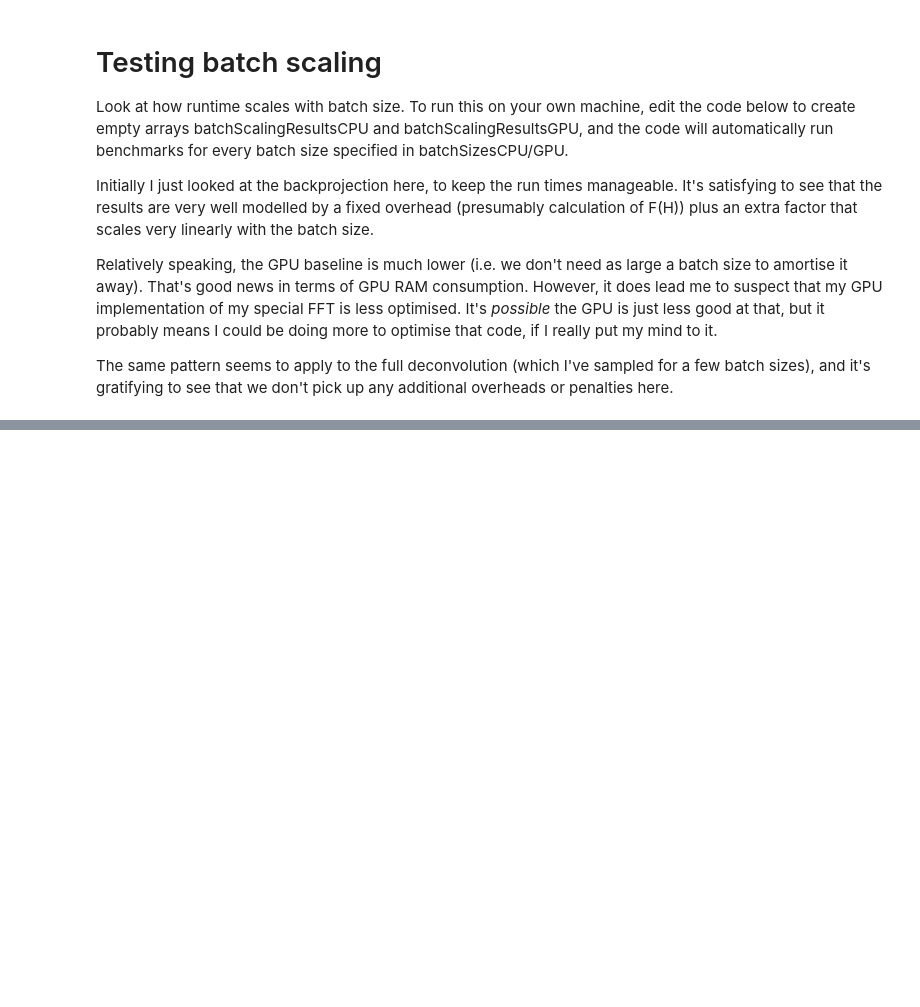
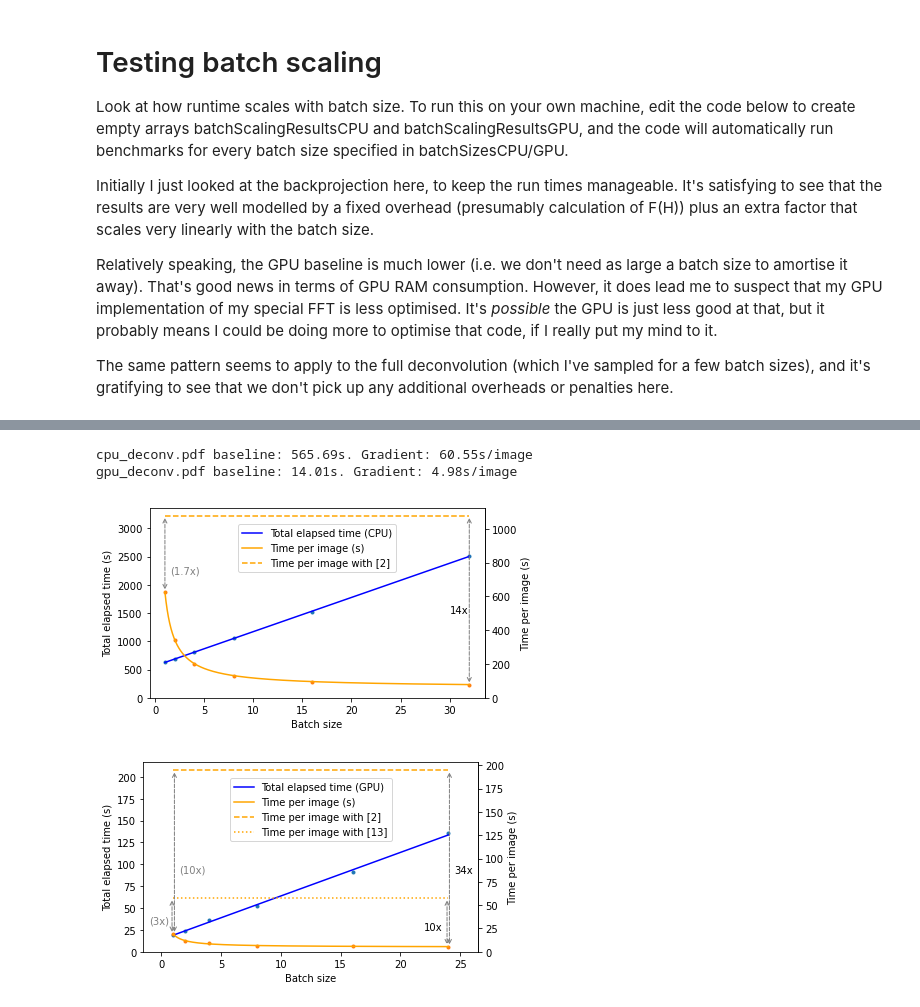
Before and after one commit to jmtayloruk/fast-light-field, a Jupyter notebook: benchmarking.ipynb, the cells around one changed output, grey strips where cells are left out. Drawn from its saved outputs; the diff is of its cells as text; code cells hidden in the pictures; blank space fills up the shorter version.

```diff
--- a/benchmarking.ipynb
+++ b/benchmarking.ipynb
@@ -236,33 +275,95 @@ def PlotResultsPaper(batchSizes, batchScalingResults, filename, desc):
     ax.set_ylabel("Time (s)")
     fdMapping = lambda y: y*batchScalingResults[0]/batchScalingResults[-1]
     bkMapping = lambda y: y/batchScalingResults[0]*batchScalingResults[-1]
     ax2 = ax.secondary_yaxis('right', functions=(fdMapping, bkMapping))
     ax2.set_ylabel("Time per image (s)")
 
     ax.plot(batchSizes, batchScalingResults, '.')
     mc = np.polyfit(batchSizes, batchScalingResults, 1)
     ax.plot(batchSizes, mc[0]*batchSizes+mc[1], color='blue', label=f'Total elapsed time ({desc})')
     ax.set_ylim(0,None)
 
     ax.plot(batchSizes, bkMapping(batchScalingResults / batchSizes), '.')
     batchSizes2 = np.arange(1, batchSizes[-1]+1e-6, 0.01)
     ax.plot(batchSizes2, bkMapping((mc[0]*batchSizes2+mc[1])/batchSizes2), color='orange', label='Time per image (s)')
 
-    leg = fig.legend(loc='upper center', borderaxespad=4)
+    leg = fig.legend(loc='upper center', borderaxespad=4.2)
     fig.savefig(filename)
     # The next two lines are a cosmetic workaround.
     # For some reason I need a larger borderaxespad for the saved pdf figure,
     # compared to the one displayed inline in this notebook
     leg.remove()
     fig.legend(loc='upper center', borderaxespad=2.5)
     fig.show()
     print("{0} baseline: {1:.2f}s. Gradient: {2:.2f}s/image".format(filename, mc[1], mc[0]))
 
+def do_nothing(*args):
+    return None
+
+def PlotResultsPaperRevised(batchSizes, batchScalingResults, filename, desc, prevedelVal, rescale, annotate=do_nothing):
+    batchScalingResults = np.array(batchScalingResults)
+    batchSizes = batchSizes[:len(batchScalingResults)]
+    fig, ax = plt.subplots(figsize=(6,3.5))
+    ax.set_xlabel("Batch size")
+    ax.set_ylabel("Total elapsed time (s)")
+    fdMapping = lambda y: np.asarray(y)*batchScalingResults[0]/batchScalingResults[-1]/rescale
+    bkMapping = lambda y: np.asarray(y)/batchScalingResults[0]*batchScalingResults[-1]*rescale
+    ax2 = ax.secondary_yaxis('right', functions=(fdMapping, bkMapping))
+    ax2.set_ylabel("Time per image (s)")
+
+    ax.plot(batchSizes, batchScalingResults, '.')
+    mc = np.polyfit(batchSizes, batchScalingResults, 1)
+    ax.plot(batchSizes, mc[0]*batchSizes+mc[1], color='blue', label=f'Total elapsed time ({desc})')
+
+    ax.plot(batchSizes, bkMapping(batchScalingResults / batchSizes), '.')
+    batchSizes2 = np.arange(1, batchSizes[-1]+1e-6, 0.01)
+    ax.plot(batchSizes2, bkMapping((mc[0]*batchSizes2+mc[1])/batchSizes2), color='orange', label='Time per image (s)')
+
+    annotate(fdMapping, bkMapping, batchScalingResults/batchSizes, prevedelVal)
+
+    ax.set_ylim(0,None)
+
+    leg = fig.legend(loc='upper center', borderaxespad=5.3)
+    fig.savefig(filename)
+    # The next two lines are a cosmetic workaround.
+    # For some reason I need a larger borderaxespad for the saved pdf figure,
+    # compared to the one displayed inline in this notebook
+    leg.remove()
+    fig.legend(loc='upper center', borderaxespad=2.7)
+    #fig.show()
+    print("{0} baseline: {1:.2f}s. Gradient: {2:.2f}s/image".format(filename, mc[1], mc[0]))
+
+def AddComparatorsCPU(fdMapping, bkMapping, batchScalingResults, prevedelVal):
+    plt.plot([1,32], bkMapping([prevedelVal, prevedelVal]), '--', color='orange', label='Time per image with [2]')
+    plt.annotate('', (1,bkMapping(batchScalingResults[0])), (1,bkMapping(prevedelVal)), arrowprops={'arrowstyle': '<->', 'color': 'gray', 'linestyle': 'dashed'})
+    plt.annotate(f'({prevedelVal/batchScalingResults[0]:.2g}x)', (1.5,2200), color='gray') # 1.7x
+    plt.annotate('', (32,bkMapping(batchScalingResults[-1])), (32,bkMapping(prevedelVal)), arrowprops={'arrowstyle': '<->', 'color': 'gray', 'linestyle': 'dashed'})
+    plt.annotate(f'{prevedelVal/batchScalingResults[-1]:.2g}x', (30,1500), color='black') # 14x
+
+def AddComparatorsGPU(fdMapping, bkMapping, batchScalingResults, prevedelVal):
+    napariVal = 57.4
+    plt.plot([1,24], bkMapping([prevedelVal, prevedelVal]), '--', color='orange', label='Time per image with [2]')
+    plt.annotate('', (1.1,bkMapping(batchScalingResults[0])), (1.1,bkMapping(prevedelVal)), arrowprops={'arrowstyle': '<->', 'color': 'gray', 'linestyle': 'dashed'})
+    plt.annotate(f'({prevedelVal/batchScalingResults[0]:.2g}x)', (1.5,90), color='gray') # 10x
+    plt.annotate('', (24.1,bkMapping(batchScalingResults[-1])), (24.1,bkMapping(prevedelVal)), arrowprops={'arrowstyle': '<->', 'color': 'gray', 'linestyle': 'dashed'})
+    plt.annotate(f'{prevedelVal/batchScalingResults[-1]:.2g}x', (24.5,90), color='black') # 34x
+    plt.plot([1,24], bkMapping([napariVal, napariVal]), ':', color='orange', label='Time per image with [13]')
+    plt.annotate('', (0.9,bkMapping(batchScalingResults[0])), (0.9,bkMapping(napariVal)), arrowprops={'arrowstyle': '<->', 'color': 'gray', 'linestyle': 'dashed'})
+    plt.annotate(f'({napariVal/batchScalingResults[0]:.2g}x)', (-1.0,32), color='gray') # 3x
+    plt.annotate('', (23.9,bkMapping(batchScalingResults[-1])), (23.9,bkMapping(napariVal)), arrowprops={'arrowstyle': '<->', 'color': 'gray', 'linestyle': 'dashed'})
+    plt.annotate(f'{napariVal/batchScalingResults[-1]:.2g}x', (22,25), color='black') # 10x
+    plt.xlim(-1.5,26.5)
+
 if False:
     PlotResults(batchSizesCPU, batchScalingResultsCPU, "CPU")
     PlotResults(batchSizesGPU, batchScalingResultsGPU, "GPU")
     PlotResults(batchSizesCPUdc, batchScalingResultsCPUdc, "CPU deconv")
     PlotResults(batchSizesGPUdc, batchScalingResultsGPUdc, "GPU deconv")
 
-PlotResultsPaper(batchSizesCPUdc, batchScalingResultsCPUdc, "cpu_deconv.pdf", "CPU")
-PlotResultsPaper(batchSizesGPUdc, batchScalingResultsGPUdc, "gpu_deconv.pdf", "GPU")
+PlotResultsPaperRevised(batchSizesCPUdc, batchScalingResultsCPUdc, "cpu_deconv.pdf", "CPU", 1075.9, 0.75, AddComparatorsCPU)
+PlotResultsPaperRevised(batchSizesGPUdc, batchScalingResultsGPUdc, "gpu_deconv.pdf", "GPU", 194.5, 0.15, AddComparatorsGPU)
+# %% [output]
+cpu_deconv.pdf baseline: 565.69s. Gradient: 60.55s/image
+gpu_deconv.pdf baseline: 14.01s. Gradient: 4.98s/image
+[figure, added]
+[figure, added]
```
Also changed, not shown: parts of 16 cells of this notebook, 3 other files.
